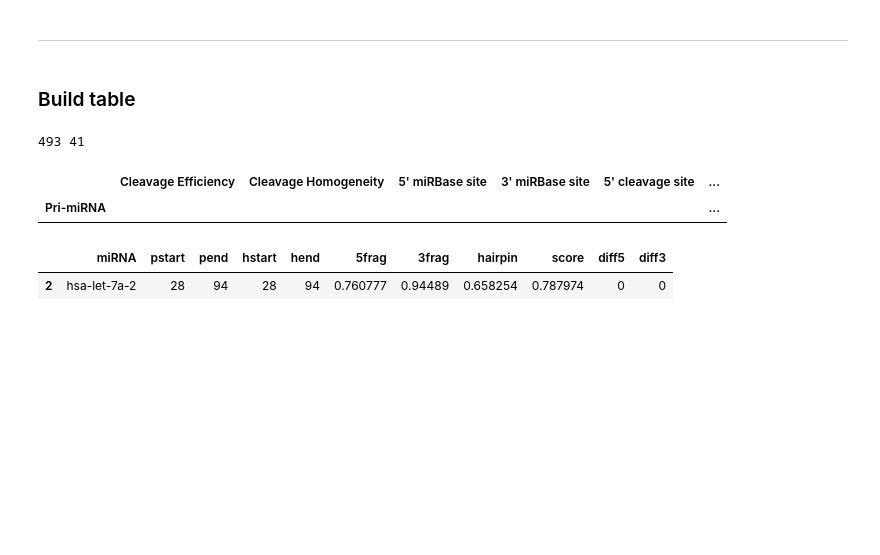
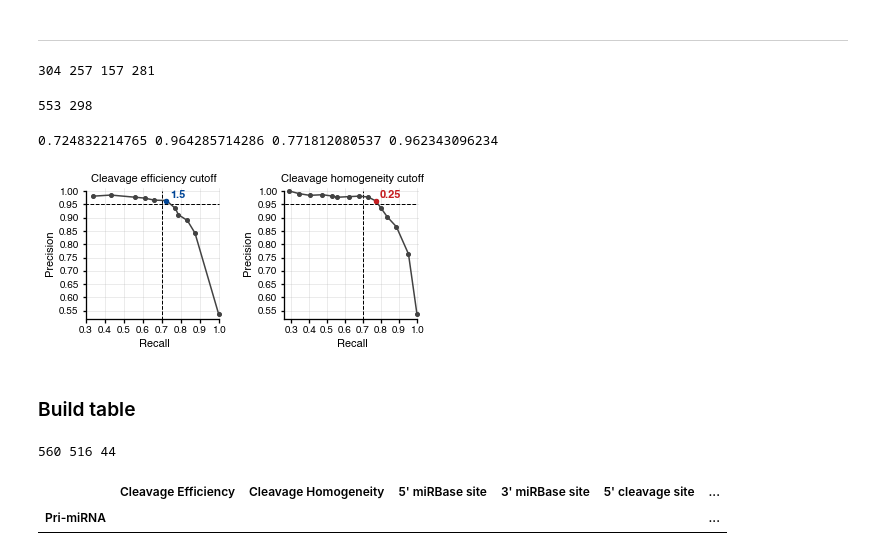
Before and after one commit to schanbaek/the_atlas, a Jupyter notebook: Codes/Table_s3__DROSHA_processing_result.ipynb, the cells around one changed output. Saved outputs shown, nothing was run; the diff lists cells and outputs as text; code cells hidden in the pictures; blank space fills up the shorter version.

```diff
--- a/Codes/Table_s3__DROSHA_processing_result.ipynb
+++ b/Codes/Table_s3__DROSHA_processing_result.ipynb
@@ -256,7 +242,7 @@ get_dcs(mir, sufflibs[mir])
 # %%
 print time.ctime()
 clvall = pd.DataFrame(columns=cols)
-for mir in suffinps:
+for mir in sorted(effs.keys()):
     clvall = clvall.append(get_dcs(mir,sufflibs[mir]), ignore_index=True)
 clvall = clvall[cols]
 print time.ctime()
@@ -275,3 +261,11 @@ tmp = clvall.sort_values('score').drop_duplicates('miRNA',keep='last')
 homs = tmp.set_index('miRNA')['score'].to_dict()
 # %% [markdown]
 ---
+# %%
+drodep = s1[s1['DROSHA dependency'].apply(lambda x:x.find('DROSHA-dependent')>=0)].index
+droind = s1[s1['DROSHA dependency'].apply(lambda x:x.find('DROSHA-independent')>=0)].index
+droko = s1[s1['DROSHA dependency'].apply(lambda x:x.find('DROSHA KO')>=0)].index
+fclip = s1[s1['DROSHA dependency'].apply(lambda x:x.find('fCLIP')>=0)].index
+print len(drodep), len(droind), len(droko), len(fclip)
+# %% [output]
+304 257 157 281
@@ -278,3 +281,57 @@ homs = tmp.set_index('miRNA')['score'].to_dict()
+# %%
+overlap = [m for m in effs if m in homs]
+testset = [ mir for mir in overlap if mir in drodep or mir in droind ]
+pcs = [ mir for mir in overlap if mir in drodep ]
+print len(testset), len(pcs)
+# %% [output]
+553 298
+# %%
+erange = np.arange(0,3.1,.3)
+eprs = [ get_precision(e,testset,effs,pcs) for e in erange ]
+ercs = [ get_recall(e,testset,effs,pcs) for e in erange ]
+# %%
+hrange = np.arange(0,.71,.05)
+hprs = [ get_precision(e,testset,homs,pcs) for e in hrange ]
+hrcs = [ get_recall(e,testset,homs,pcs) for e in hrange ]
+# %%
+ecut = 1.5
+hcut = .25
+ex = get_recall(ecut,testset,effs,pcs)
+ey = get_precision(ecut,testset,effs,pcs)
+hx = get_recall(hcut,testset,homs,pcs)
+hy = get_precision(hcut,testset,homs,pcs)
+c = '#a63603'
+print ex,ey,hx,hy
+# %% [output]
+0.724832214765 0.964285714286 0.771812080537 0.962343096234
+# %%
+fig, (ax1,ax2) = plt.subplots(1, 2, figsize=(6,2.4))
+ax1.errorbar(ercs,eprs,ms=4,marker='o',zorder=2,color='#424242')
+ax2.errorbar(hrcs,hprs,ms=4,marker='o',zorder=2,color='#424242')
+ax1.set_title('Cleavage efficiency cutoff',fontsize=11)
+ax2.set_title('Cleavage homogeneity cutoff',fontsize=11)
+for ax,xmin in zip([ax1,ax2],[ercs[-1],hrcs[-1]]):
+    ax.spines['left'].set_bounds(.52,1)
+    ax.spines['bottom'].set_bounds(xmin-.03,1)
+    ax.set_xlim(xmin-.03,1.02)
+    ax.set_ylim(.52,1.01)
+    ax.set_xlabel('Recall',fontsize=11)
+    ax.set_ylabel('Precision',fontsize=11)
+    ax.set_xticks(np.arange(.3,1.1,.1))
+    ax.set_yticks(np.arange(.55,1.05,.05))
+    sq = plt.Rectangle([xmin-.03,.35],1.04-xmin,.66,fc='w'); ax.add_patch(sq)
+    ax.grid(ls='-',lw=.5,clip_path=sq,which='both')
+    ax.tick_params(labelsize=10)
+ax1.text(ex+.02,ey+.01,ecut,fontsize=11,weight='bold',color='#004597')
+ax2.text(hx+.02,hy+.01,hcut,fontsize=11,weight='bold',color='#c61d21')
+ax1.scatter([ex],[ey],s=20,color='#004597',zorder=3)
+ax2.scatter([hx],[hy],s=20,color='#c61d21',zorder=3)
+ax1.plot([0,1],[.95,.95],'k--',lw=1); ax1.plot([.7,.7],[0,1],'k--',lw=1)
+ax2.plot([0,1],[.95,.95],'k--',lw=1); ax2.plot([.7,.7],[0,1],'k--',lw=1)
+fig.subplots_adjust(wspace=.45)
+#fig.savefig(resultpath + '201117_s2a__precision_recall_CH.pdf')#,dpi=300)
+# %% [output]
+[figure, added]
 # %% [markdown]
 ### Build table
 # %%
@@ -282,13 +339,14 @@ homcut = .25
 clvsig = clvall[clvall['score']>=homcut]
 clvcnt = Counter(clvsig['miRNA'])
 # %%
-effcut = 2.5
-overlap = [ m for m in suffinps if m in homs and m in effs ]
+effcut = 1.5
+overlap = [ m for m in homs if m in effs ]
+dcsmirs = [ m for m in overlap if effs[m]>=effcut and homs[m]>=homcut ]
 single = [ m for m in overlap if effs[m]>=effcut and clvcnt[m]==1 ]
 alternative = [ m for m in overlap if effs[m]>=effcut and clvcnt[m]>=2 ]
-print len(single), len(alternative)
+print len(dcsmirs), len(single), len(alternative)
 # %% [output]
-493 41
+560 516 44
 # %%
 cols = [ 'Pri-miRNA', 'Cleavage Efficiency', 'Cleavage Homogeneity',
          "5' miRBase site", "3' miRBase site", "5' cleavage site", "3' cleavage site",
@@ -298,11 +356,6 @@ tbl.head(1)
 # %% [output]
 |  | Cleavage Efficiency | Cleavage Homogeneity | 5' miRBase site | 3' miRBase site | 5' cleavage site | ... |
 | Pri-miRNA |  |  |  |  |  | ... |
-# %%
-clvall[clvall['miRNA']=='hsa-let-7a-2']
-# %% [output]
-|  | miRNA | pstart | pend | hstart | hend | 5frag | 3frag | hairpin | score | diff5 | diff3 |
-| 2 | hsa-let-7a-2 | 28 | 94 | 28 | 94 | 0.760777 | 0.94489 | 0.658254 | 0.787974 | 0 | 0 |
 # %%
 for pri in overlap:
     ps, pe = preposition[pri]
```
Also changed, not shown: parts of 42 cells of this notebook, 7 other files.
